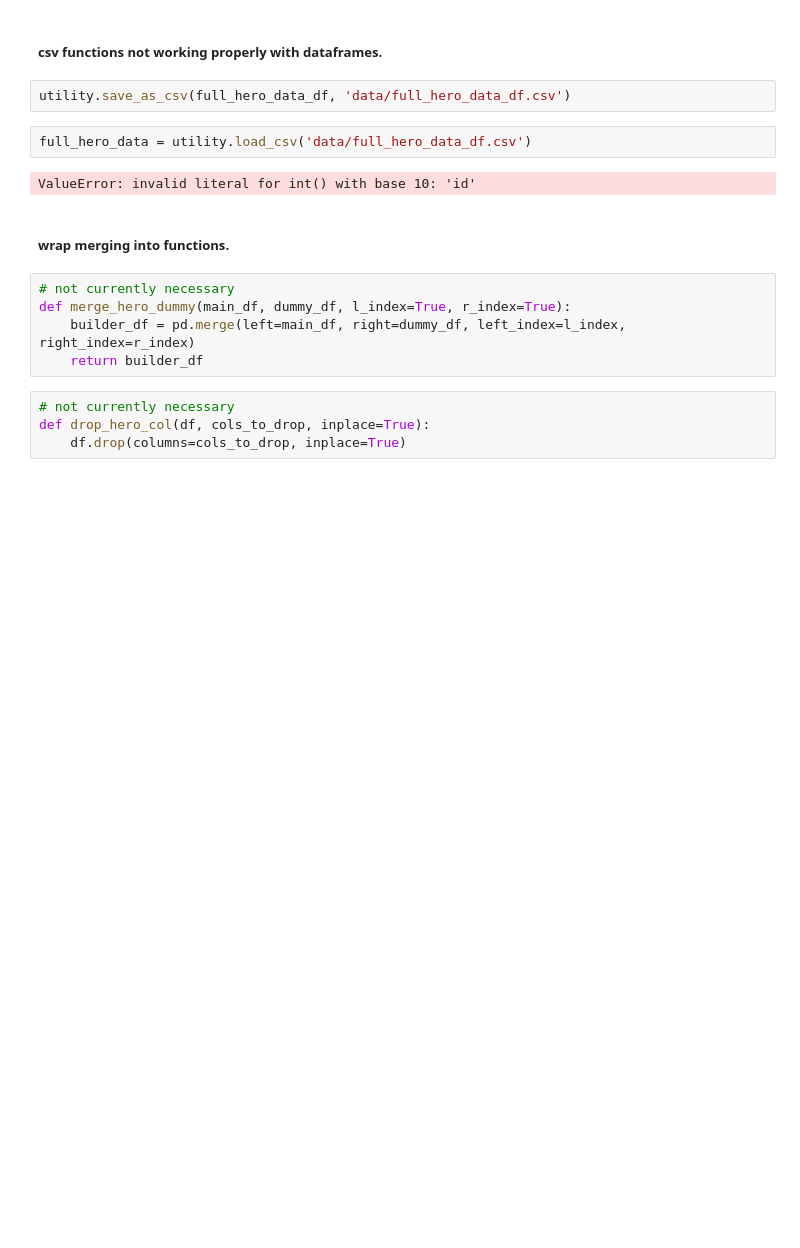
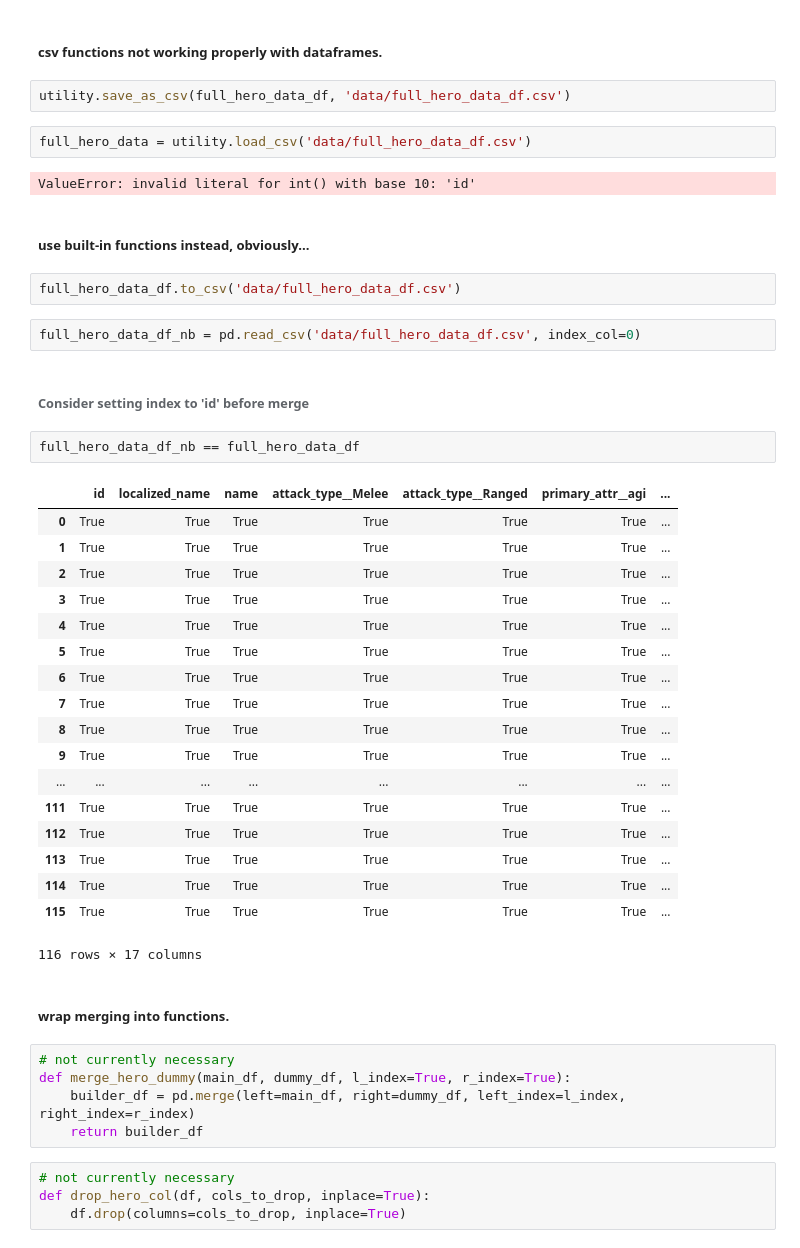
Before and after one commit to CowardlyBattleCat/DotaScience, a Jupyter notebook: DotaScience_EDA.ipynb, the cells around one changed output. Saved outputs shown, nothing was run; the diff lists cells and outputs as text; blank space fills up the shorter version.

Commit message:
Modify EDA notebook with smarter suggestion for dealing with storage of dataframes. Modify TODO in utility.py regarding wrapper functions for csv df read/write behavior.

```diff
--- a/DotaScience_EDA.ipynb
+++ b/DotaScience_EDA.ipynb
@@ -886,6 +886,35 @@ utility.save_as_csv(full_hero_data_df, 'data/full_hero_data_df.csv')
 full_hero_data = utility.load_csv('data/full_hero_data_df.csv')
 # %% [output]
 ValueError: invalid literal for int() with base 10: 'id'
+# %% [markdown]
+##### use built-in functions instead, obviously...
+# %%
+full_hero_data_df.to_csv('data/full_hero_data_df.csv')
+# %%
+full_hero_data_df_nb = pd.read_csv('data/full_hero_data_df.csv', index_col=0)
+# %% [markdown]
+###### Consider setting index to 'id' before merge
+# %%
+full_hero_data_df_nb == full_hero_data_df
+# %% [output]
+|  | id | localized_name | name | attack_type__Melee | attack_type__Ranged | primary_attr__agi | ... |
+| 0 | True | True | True | True | True | True | ... |
+| 1 | True | True | True | True | True | True | ... |
+| 2 | True | True | True | True | True | True | ... |
+| 3 | True | True | True | True | True | True | ... |
+| 4 | True | True | True | True | True | True | ... |
+| 5 | True | True | True | True | True | True | ... |
+| 6 | True | True | True | True | True | True | ... |
+| 7 | True | True | True | True | True | True | ... |
+| 8 | True | True | True | True | True | True | ... |
+| 9 | True | True | True | True | True | True | ... |
+| ... | ... | ... | ... | ... | ... | ... | ... |
+| 111 | True | True | True | True | True | True | ... |
+| 112 | True | True | True | True | True | True | ... |
+| 113 | True | True | True | True | True | True | ... |
+| 114 | True | True | True | True | True | True | ... |
+| 115 | True | True | True | True | True | True | ... |
+116 rows × 17 columns
 # %% [markdown]
 ##### wrap merging into functions.
 # %%
```
Also changed, not shown: parts of 2 cells of this notebook, 1 other file.
